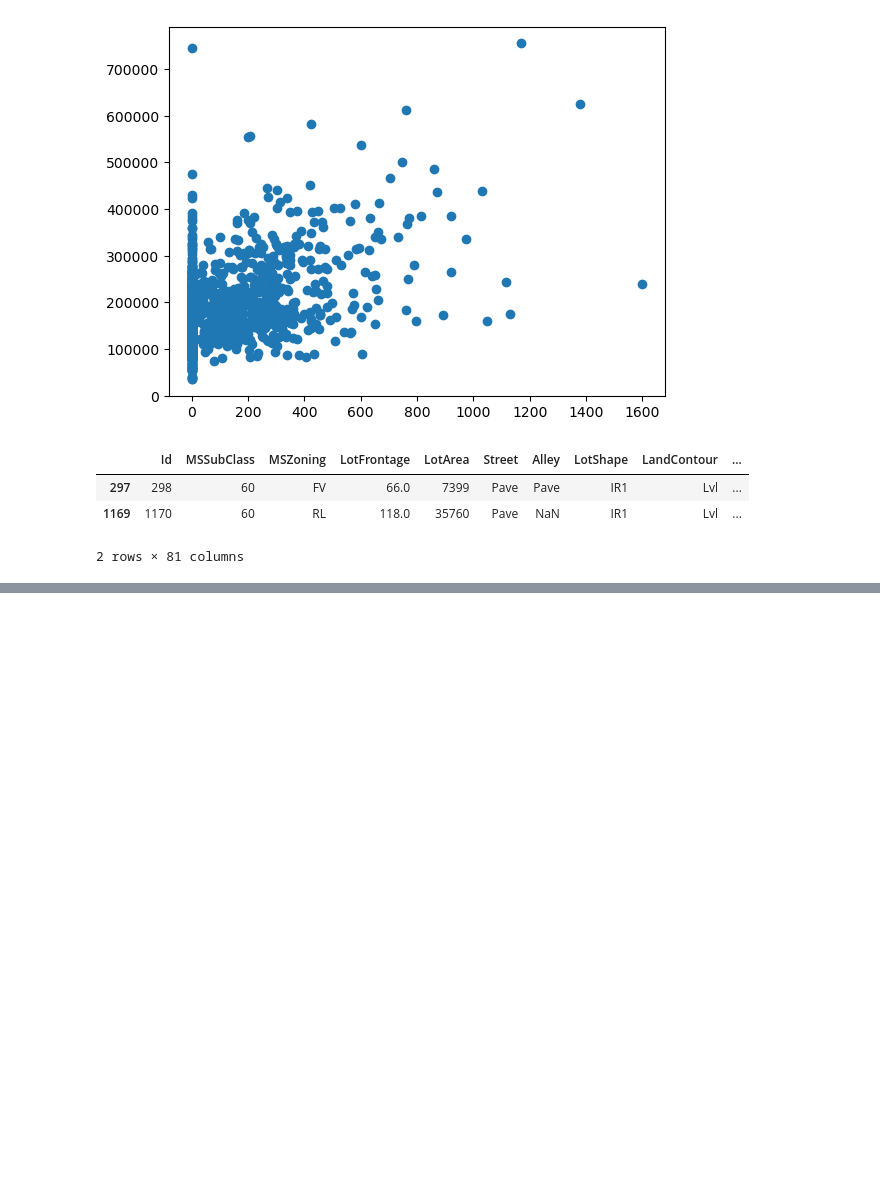
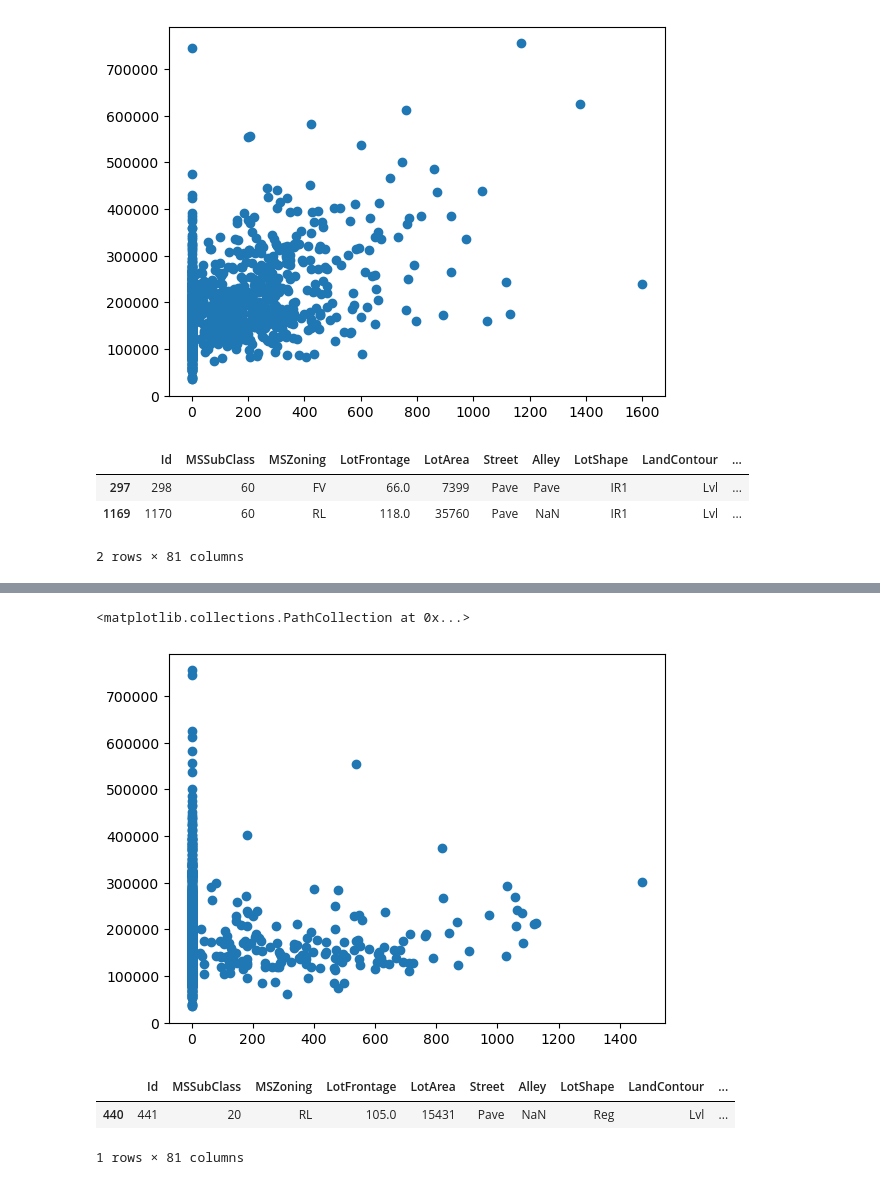
Before and after one commit to AkmalFazli27/house-prices-prediction, a Jupyter notebook: house_prices.ipynb, the cells around one changed output, grey strips where cells are left out. Drawn from its saved outputs; the diff is of its cells as text; code cells hidden in the pictures; blank space fills up the shorter version.

```diff
--- a/house_prices.ipynb
+++ b/house_prices.ipynb
@@ -238,0 +255,12 @@ train_df.query('MasVnrArea > 1300')
+# %%
+plt.scatter(x='BsmtFinSF2', y='SalePrice', data=train_df)
+# %% [output]
+<matplotlib.collections.PathCollection at 0x...>
+[figure, added]
+# %%
+train_df.query('BsmtFinSF2 > 400 & SalePrice > 500000')
+# 441
+# %% [output]
+|  | Id | MSSubClass | MSZoning | LotFrontage | LotArea | Street | Alley | LotShape | LandContour | ... |
+| 440 | 441 | 20 | RL | 105.0 | 15431 | Pave | NaN | Reg | Lvl | ... |
+1 rows × 81 columns
```
Also changed, not shown: parts of 22 cells of this notebook.
